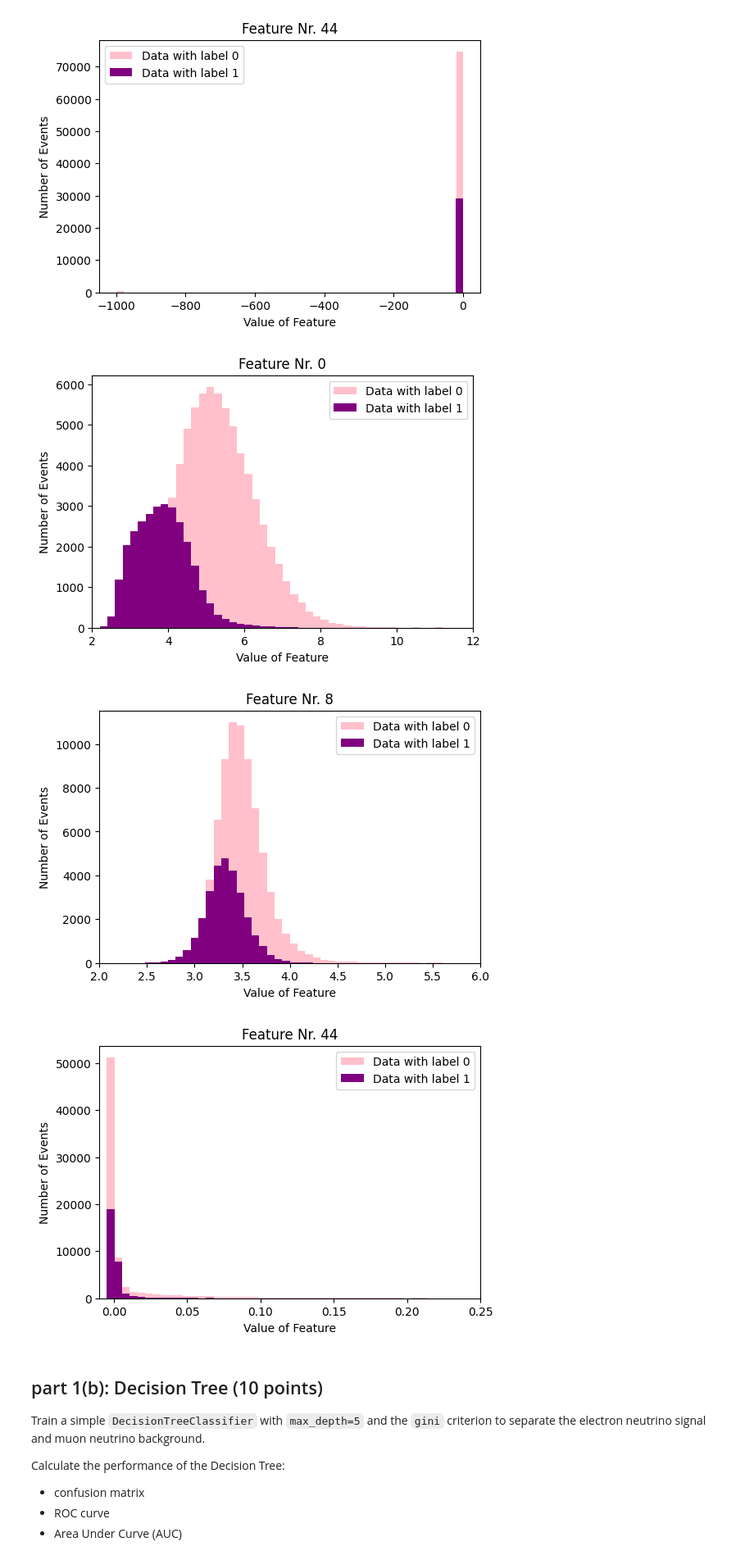
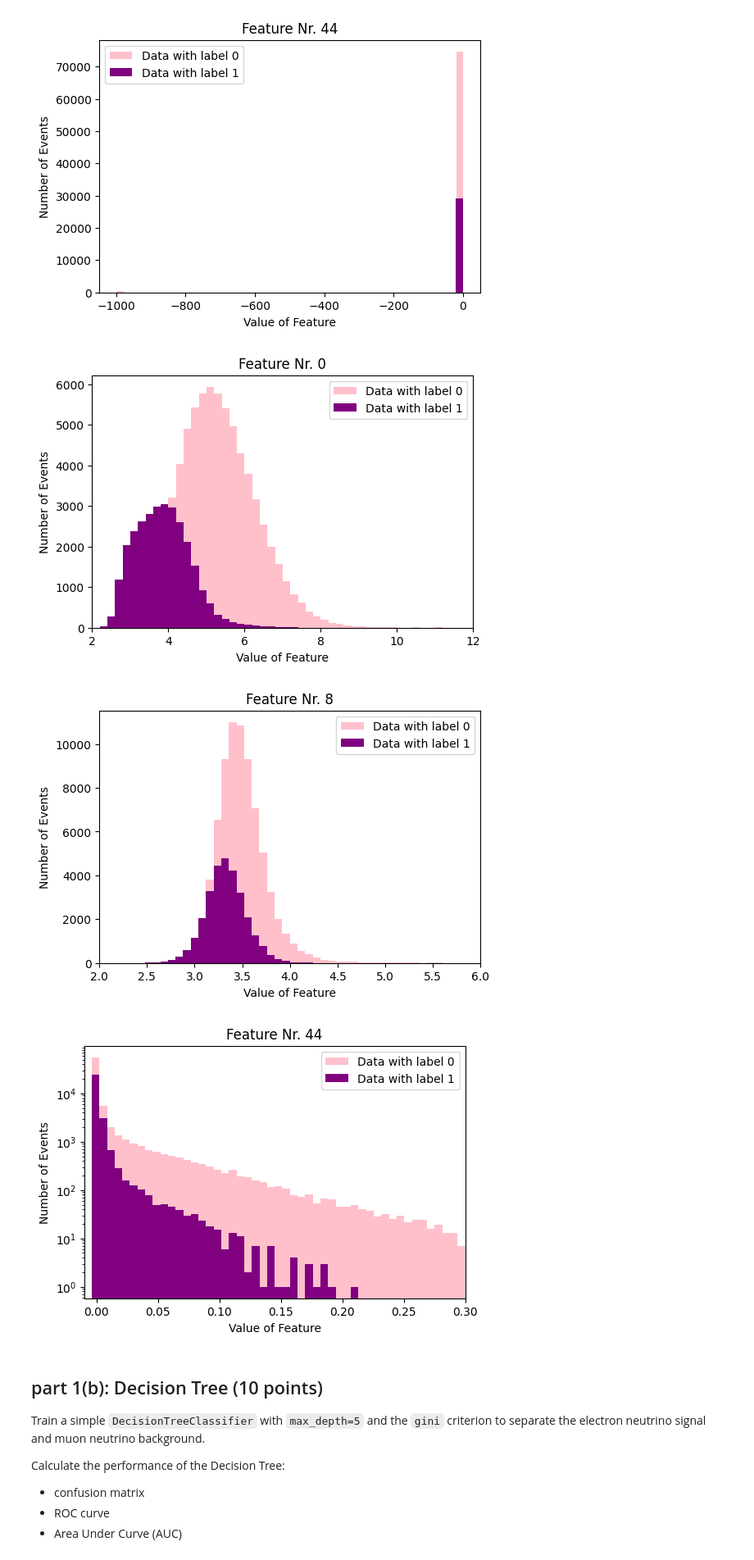
Before and after one commit to lbovet8/phys152-2026, a Jupyter notebook: Exercises/Homework-2.ipynb, the cells around one changed output. Shown at 82% size. Cells and saved outputs as stored; diff of their text form; code cells hidden in the pictures.

```diff
--- a/Exercises/Homework-2.ipynb
+++ b/Exercises/Homework-2.ipynb
@@ -96,7 +96,7 @@ We have 367 outliers with label 0 and 9 outliers with label 1.
 We have 367 outliers with label 0 and 9 outliers with label 1.
 [figure]
 # %%
-def plot_features(training_input_data, training_output_data, feature_int, x_min, x_max):
+def plot_features(training_input_data, training_output_data, feature_int, x_min, x_max, logscale=False):
   # accessing data with correct labels and desired feature
   x_data_label_0 = []
   x_data_label_1 = []
@@ -113,17 +113,19 @@ def plot_features(training_input_data, training_output_data, feature_int, x_min,
   plt.xlabel('Value of Feature')
   plt.xlim([x_min, x_max]) # ignore the outliers
   plt.ylabel('Number of Events')
+  if logscale:
+      plt.yscale('log')
   plt.legend()
   plt.title(f"Feature Nr. {feature_int}")
   plt.show()
 # %%
 plot_features(X_train, y_train, 0, 2, 12)
 plot_features(X_train, y_train, 8, 2, 6)
-plot_features(X_train, y_train, 44, -0.01, 0.25)
+plot_features(X_train, y_train, 44, -0.01, 0.3, True)
 # %% [output]
 [figure]
 [figure]
-[figure, old version]
+[figure, new version]
 # %% [markdown]
 ## part 1(b): Decision Tree (10 points)
 
```
Also changed, not shown: parts of 8 cells of this notebook.
